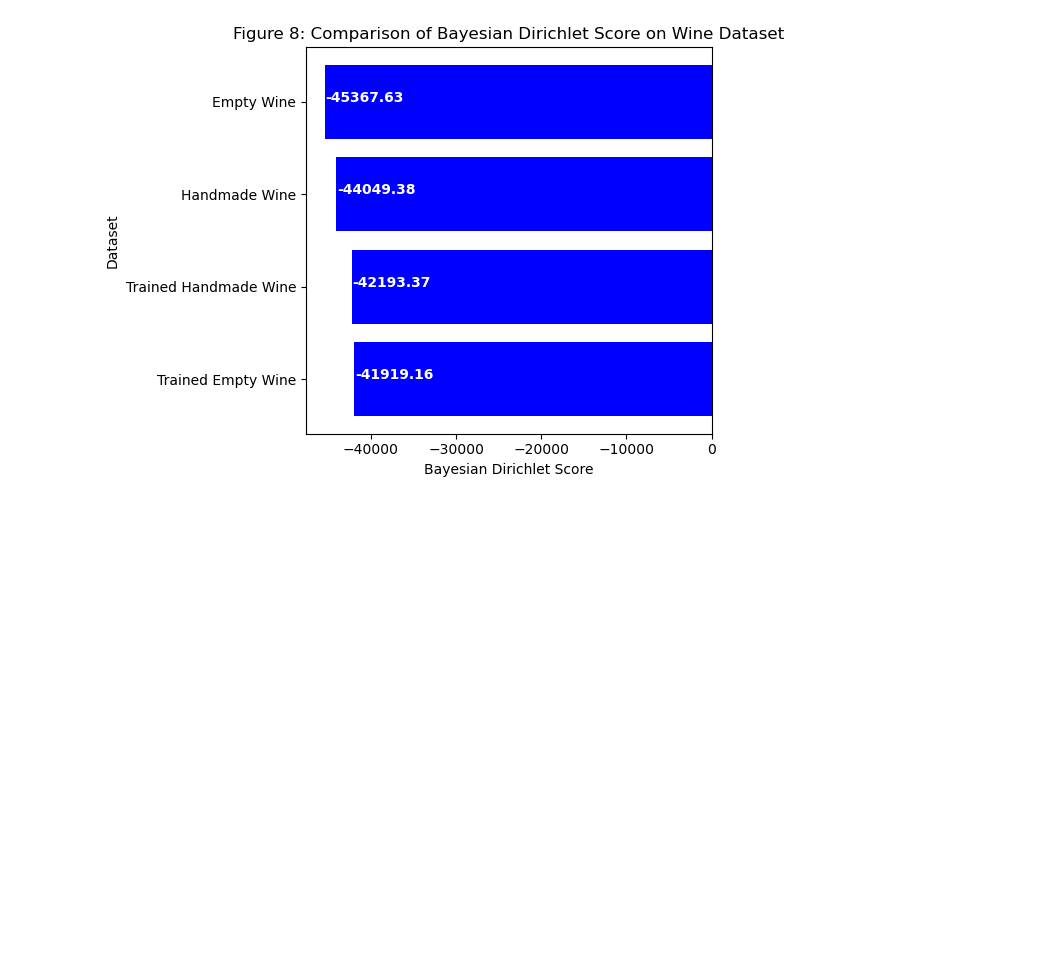
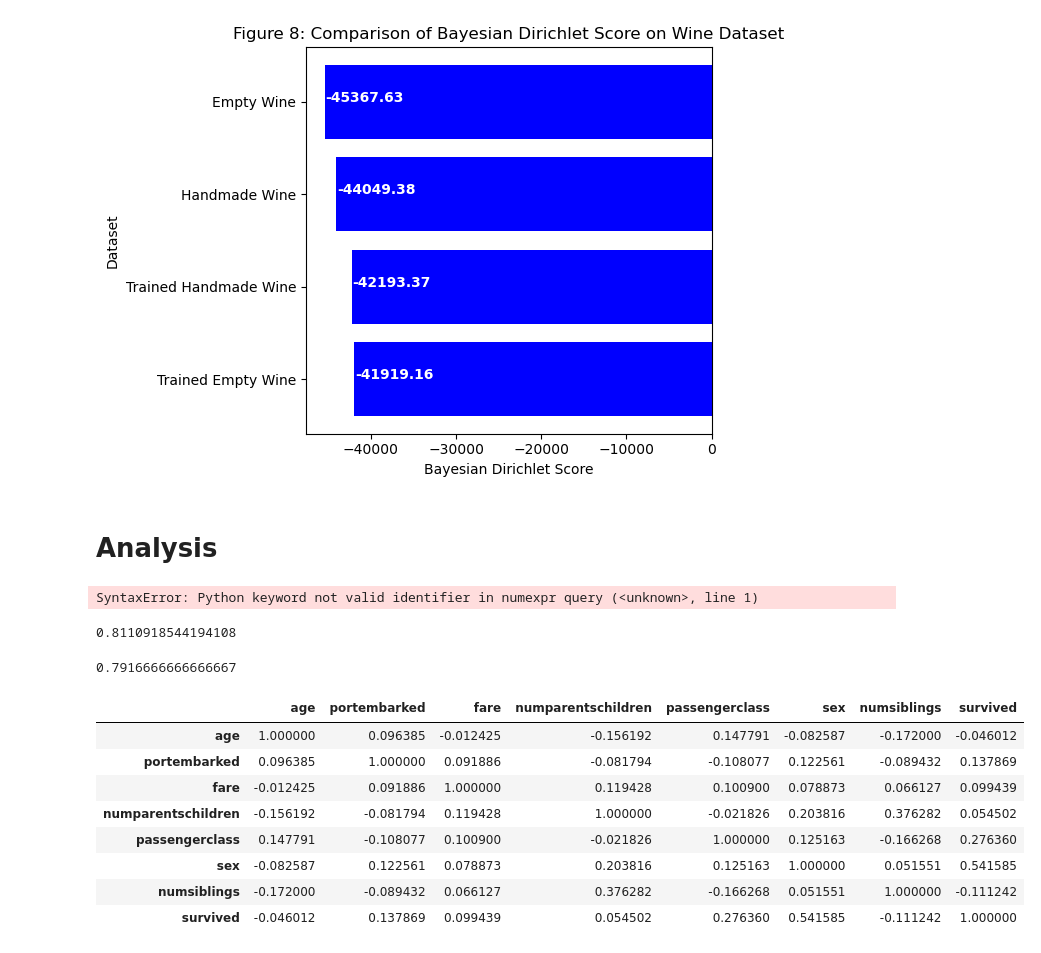
Before and after one commit to EllingtonKirby/Bayesian-Network-Learner, a Jupyter notebook: bayesan_network_learner.ipynb, the cells around one changed output. Cells and saved outputs as stored; diff of their text form; code cells hidden in the pictures; blank space fills up the shorter version.

```diff
--- a/bayesan_network_learner.ipynb
+++ b/bayesan_network_learner.ipynb
@@ -209,3 +209,5 @@ fig.tight_layout()
 plt.show()
 # %% [output]
 [figure]
+# %% [markdown]
+# Analysis
@@ -211,0 +245,37 @@ plt.show()
+# %%
+with_known_var, with_all_vars = test_independence_in_causal_chain(
+    titanic_df,
+    'survived',
+    1,
+    [
+        ('sex', 1),
+        ('passengerclass', 1),
+    ],
+    [
+        ('portembarked', 1),
+        ('fare', 1),
+    ]
+)
+# %% [output]
+SyntaxError: Python keyword not valid identifier in numexpr query (<unknown>, line 1)
+# %%
+with_known_var
+# %% [output]
+0.8110918544194108
+# %%
+with_all_vars
+# %% [output]
+0.7916666666666667
+# %%
+titanic_correlation = titanic_df.corr(method='spearman')
+titanic_correlation
+# %% [output]
+|  | age | portembarked | fare | numparentschildren | passengerclass | sex | numsiblings | survived |
+| age | 1.000000 | 0.096385 | -0.012425 | -0.156192 | 0.147791 | -0.082587 | -0.172000 | -0.046012 |
+| portembarked | 0.096385 | 1.000000 | 0.091886 | -0.081794 | -0.108077 | 0.122561 | -0.089432 | 0.137869 |
+| fare | -0.012425 | 0.091886 | 1.000000 | 0.119428 | 0.100900 | 0.078873 | 0.066127 | 0.099439 |
+| numparentschildren | -0.156192 | -0.081794 | 0.119428 | 1.000000 | -0.021826 | 0.203816 | 0.376282 | 0.054502 |
+| passengerclass | 0.147791 | -0.108077 | 0.100900 | -0.021826 | 1.000000 | 0.125163 | -0.166268 | 0.276360 |
+| sex | -0.082587 | 0.122561 | 0.078873 | 0.203816 | 0.125163 | 1.000000 | 0.051551 | 0.541585 |
+| numsiblings | -0.172000 | -0.089432 | 0.066127 | 0.376282 | -0.166268 | 0.051551 | 1.000000 | -0.111242 |
+| survived | -0.046012 | 0.137869 | 0.099439 | 0.054502 | 0.276360 | 0.541585 | -0.111242 | 1.000000 |
```
Also changed, not shown: parts of 13 cells of this notebook.
